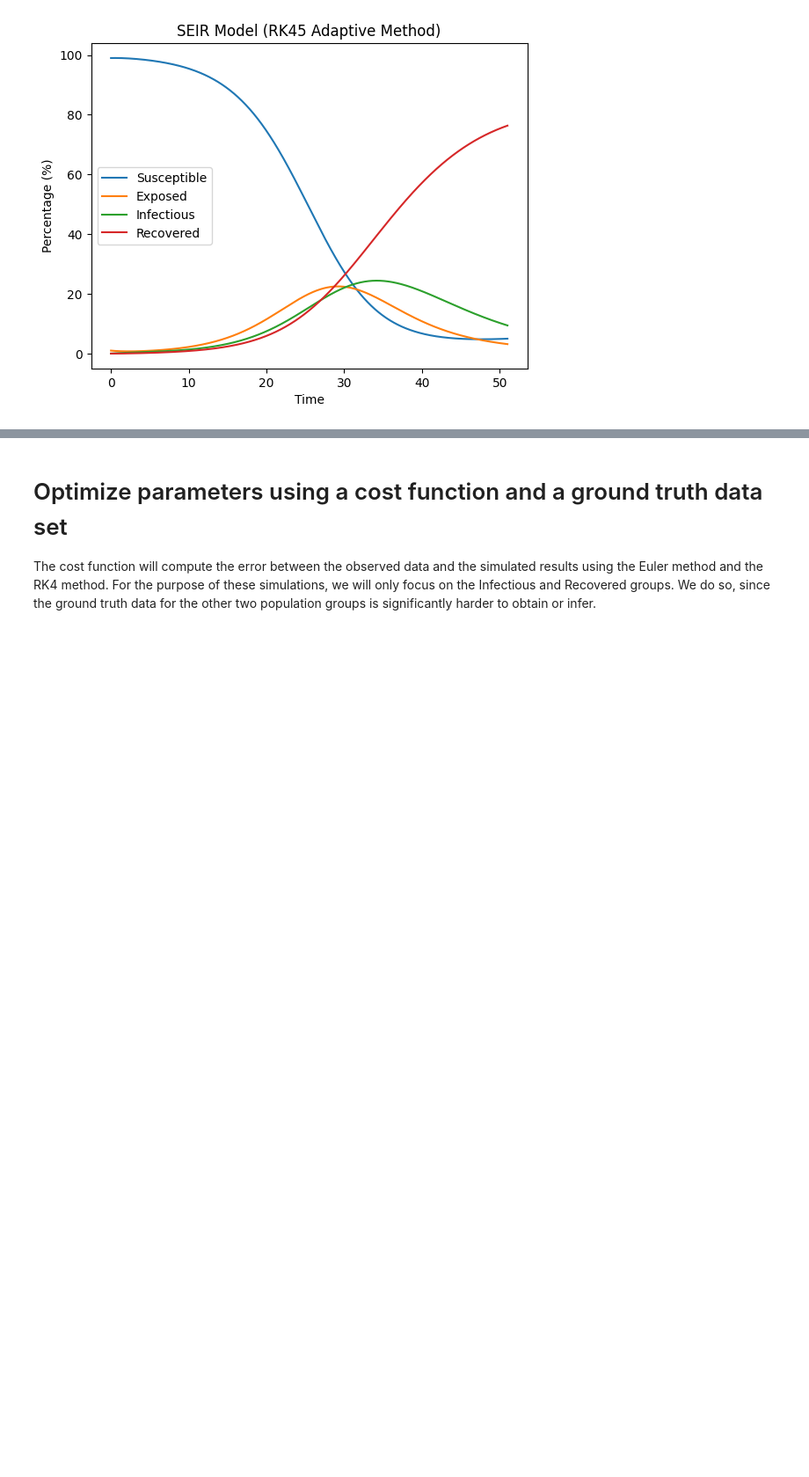
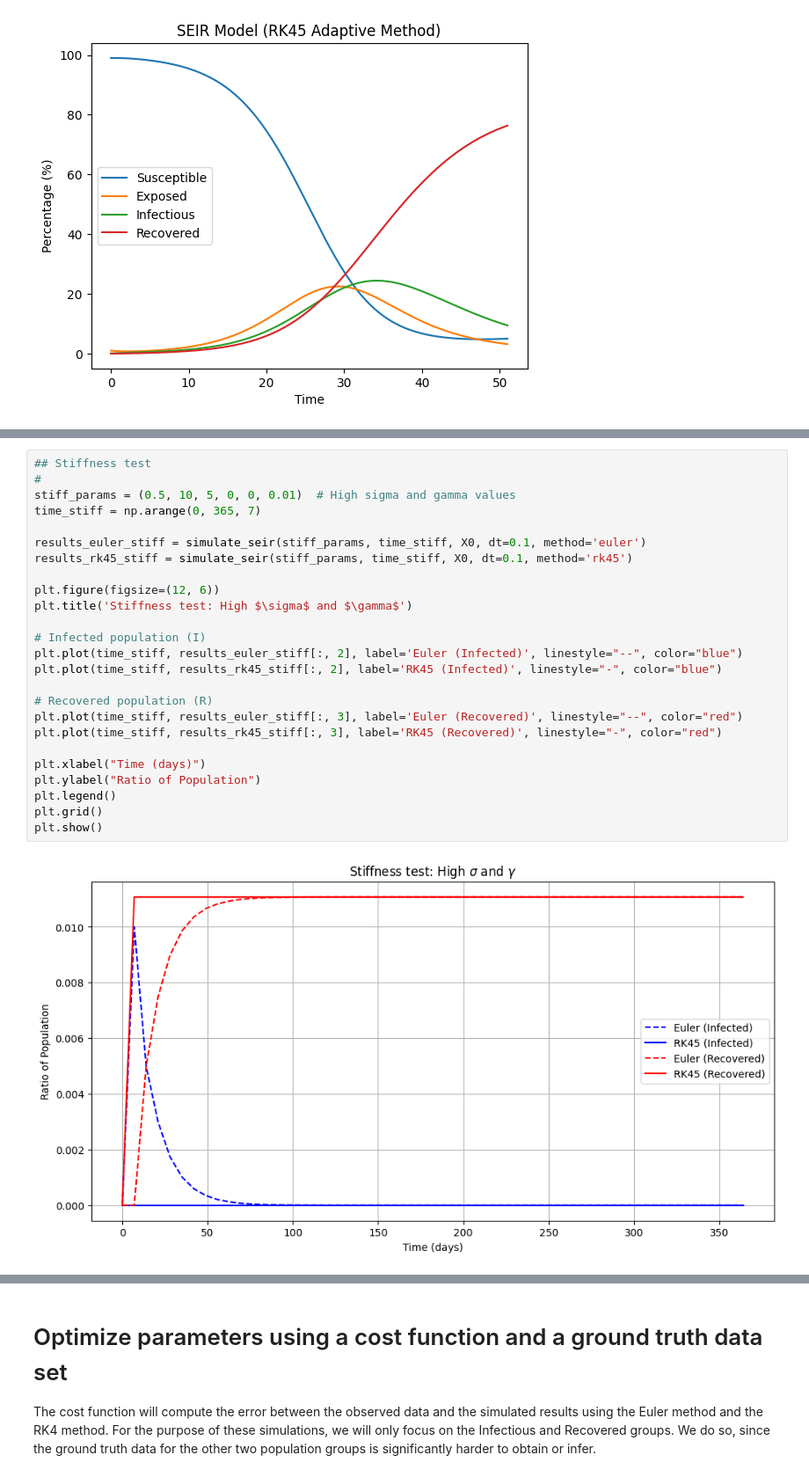
Before and after one commit to Jerjes0/DSC212_FA24_Group9, a Jupyter notebook: notebooks/euler_rk4_method.ipynb, the cells around one changed output, grey strips where cells are left out. Shown at 88% size. Drawn from its saved outputs; the diff is of its cells as text; blank space fills up the shorter version.

Commit message:
upd w comparison tests

```diff
--- a/notebooks/euler_rk4_method.ipynb
+++ b/notebooks/euler_rk4_method.ipynb
@@ -333,0 +378,27 @@ def simulate_seir(params, time, X0, dt, method):
+# %%
+## Stiffness test
+#
+stiff_params = (0.5, 10, 5, 0, 0, 0.01)  # High sigma and gamma values
+time_stiff = np.arange(0, 365, 7)
+
+results_euler_stiff = simulate_seir(stiff_params, time_stiff, X0, dt=0.1, method='euler')
+results_rk45_stiff = simulate_seir(stiff_params, time_stiff, X0, dt=0.1, method='rk45')
+
+plt.figure(figsize=(12, 6))
+plt.title('Stiffness test: High $\sigma$ and $\gamma$')
+
+# Infected population (I)
+plt.plot(time_stiff, results_euler_stiff[:, 2], label='Euler (Infected)', linestyle="--", color="blue")
+plt.plot(time_stiff, results_rk45_stiff[:, 2], label='RK45 (Infected)', linestyle="-", color="blue")
+
+# Recovered population (R)
+plt.plot(time_stiff, results_euler_stiff[:, 3], label='Euler (Recovered)', linestyle="--", color="red")
+plt.plot(time_stiff, results_rk45_stiff[:, 3], label='RK45 (Recovered)', linestyle="-", color="red")
+
+plt.xlabel("Time (days)")
+plt.ylabel("Ratio of Population")
+plt.legend()
+plt.grid()
+plt.show()
+# %% [output]
+[figure, added]
```
Also changed, not shown: parts of 9 cells of this notebook.
